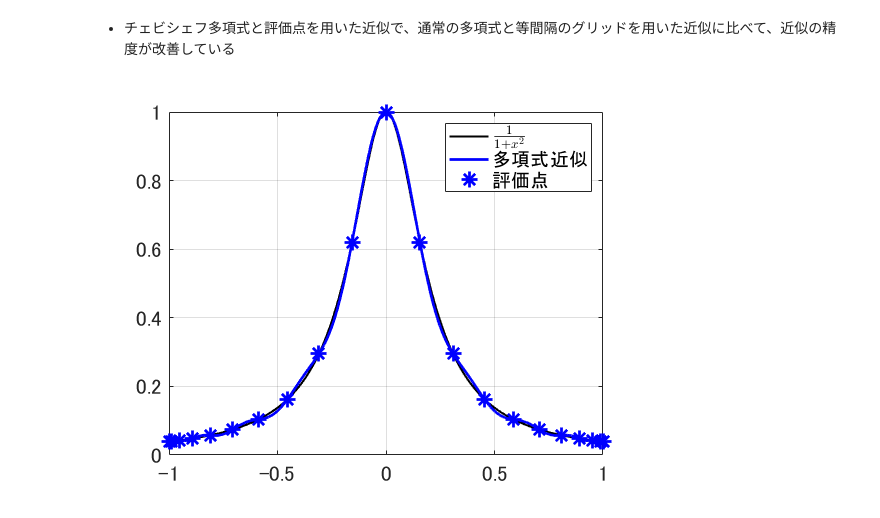
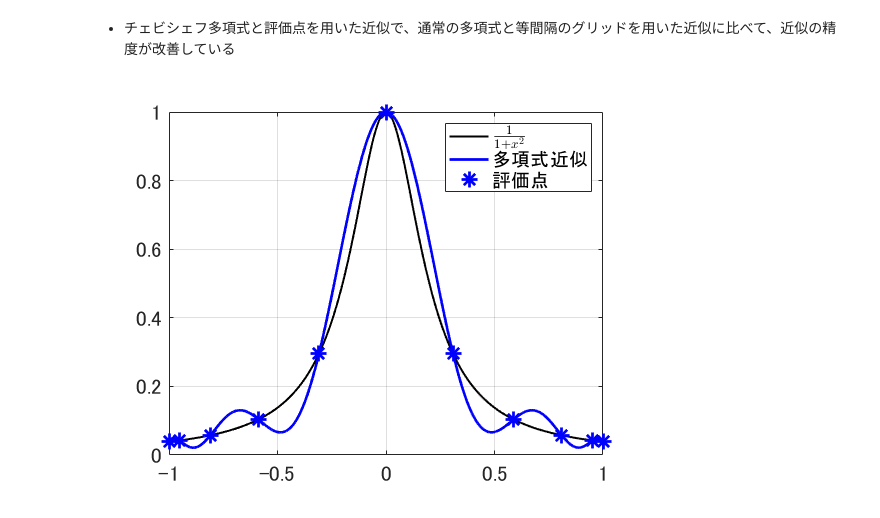
Before and after one commit to tkksnk/macrotopicsA2021, a Jupyter notebook: macrotopicsA_chapter4_2.ipynb, the cells around one changed output. Saved outputs shown, nothing was run; the diff lists cells and outputs as text; code cells hidden in the pictures.

```diff
--- a/macrotopicsA_chapter4_2.ipynb
+++ b/macrotopicsA_chapter4_2.ipynb
@@ -240,24 +254,24 @@ $$
 - チェビシェフ多項式と評価点を用いた近似で、通常の多項式と等間隔のグリッドを用いた近似に比べて、近似の精度が改善している
 # %%
 %% チェビシェフ多項式による近似
-nxd = 21;
+nxd = 11;
 xcheb = polygrid(xmin,xmax,nxd);
 ycheb = f(xcheb); %#ones(nxd)./(ones(nxd)+25*xcheb.^2)
 T = polybas(xmin,xmax,nxd,xcheb);
-theta = T\ycheb;
+theta = T\ycheb; % inv(T)*ycheb
 
 x3 = x1;
 T3 = polybas(xmin,xmax,nxd,x3);
 y3 = T3*theta;
 
 figure;
 plot(x0,y0,'k-','LineWidth',1.5);
 hold on;
 plot(x3,y3,'-','Color','blue','LineWidth',2.0);
 plot(xcheb,ycheb,'*','Color','blue','MarkerSize',12,'LineWidth',2.0);
 legend({'$\frac{1}{1+x^2}$','多項式近似','評価点'},'Interpreter','latex'); %,'Location','NorthEast');
 grid on;
 set(gca,'FontSize',16);
 %saveas (gcf,'Fig_cheb_n11.eps','epsc2');
 # %% [output]
-[figure, old version]
+[figure, new version]
```
Also changed, not shown: parts of 3 cells of this notebook, 5 other files.
